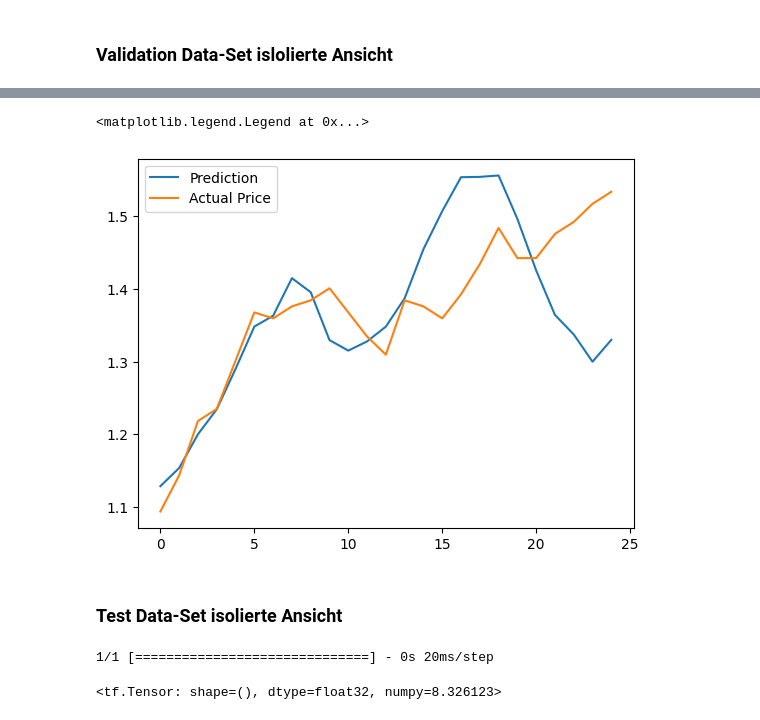
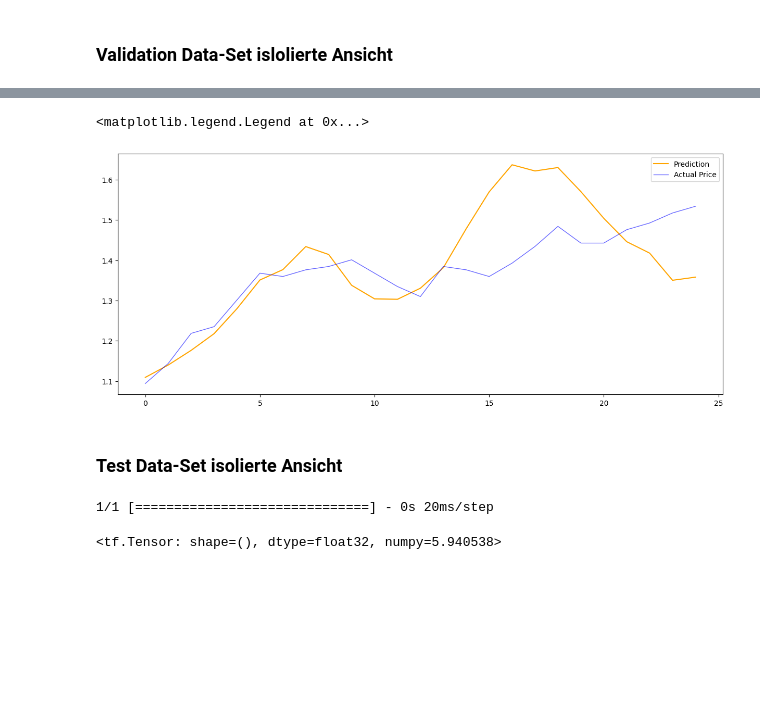
Before and after one commit to TechLabs-Ruhr/Food-price-forecast, a Jupyter notebook: ModelsAndDatasets/LSTM-Neural Nets/multivariate_LSTM scaled_grid_search.ipynb, the cells around one changed output, grey strips where cells are left out. Cells and saved outputs as stored; diff of their text form; code cells hidden in the pictures; blank space fills up the shorter version.

```diff
--- a/ModelsAndDatasets/LSTM-Neural Nets/multivariate_LSTM scaled_grid_search.ipynb
+++ b/ModelsAndDatasets/LSTM-Neural Nets/multivariate_LSTM scaled_grid_search.ipynb
@@ -187,5 +203,8 @@ model3.compile(loss="mape", optimizer=Adam(learning_rate=0.001), metrics=["mape"
+# %%
+best_model = define_model(drop=0.1, optimizer="RMSprop")
+cp7 = ModelCheckpoint("model7/", save_best_only=True)
 # %% [markdown]
 ### Model Training mit Training und Validation Dataset
 # %%
-model3.fit(X_train, y_train, epochs=600, validation_data = (X_val,y_val), batch_size=32, verbose=0, callbacks=[cp3]).history
+best_model.fit(X_train, y_train, epochs=600, validation_data = (X_val,y_val), batch_size=32, verbose=0, callbacks=[cp7]).history
 # %% [output]
@@ -210,7 +225,7 @@ model3.fit(X_train, y_train, epochs=600, validation_data = (X_val,y_val), batch_
 ### Lade beste Modelle aus Training
 # %%
 from tensorflow.keras.models import load_model
-model3 = load_model('model3/')
+model7 = load_model('model7/')
 # %% [markdown]
 ## Vorhersage & Performance
 # %%
@@ -257,7 +275,7 @@ plt.legend()
 # %% [markdown]
 ### Validation Data-Set islolierte Ansicht
 # %%
-val_predictions = model3.predict(X_val).flatten() #Preis-Vorhersagen des Trainingsets
+val_predictions = model7.predict(X_val).flatten() #Preis-Vorhersagen des Trainingsets
 
 #Dictionary mit Preis-Vorhersagen und tatsächlichen Preisen des Trainingsets
 val_results = pd.DataFrame(data={'Validation Predictions':val_predictions,'Actuals': y_val})
@@ -270,14 +288,15 @@ tf.keras.metrics.mean_absolute_percentage_error(val_results['Validation Predicti
 # %%
-plt.plot(val_results['Validation Predictions'],label='Prediction')
-plt.plot(val_results['Actuals'],label='Actual Price')
+plt.figure(figsize=(15,6))
+plt.plot(val_results['Validation Predictions'],label='Prediction', color="orange")
+plt.plot(val_results['Actuals'],label='Actual Price',alpha=0.6, linewidth = 1.0, color ="b")
 plt.legend()
 # %% [output]
 <matplotlib.legend.Legend at 0x...>
-[figure, old version]
+[figure, new version]
 # %% [markdown]
 ### Test Data-Set isolierte Ansicht
 # %%
-test_predictions = model3.predict(X_test).flatten() #Preis-Vorhersagen des Trainingsets
+test_predictions = model7.predict(X_test).flatten() #Preis-Vorhersagen des Trainingsets
 
 #Dictionary mit Preis-Vorhersagen und tatsächlichen Preisen des Trainingsets
 test_results = pd.DataFrame(data={'Test Predictions':test_predictions,'Actuals': y_test})
@@ -286,5 +305,5 @@ test_results
 tf.keras.metrics.mean_absolute_percentage_error(test_results['Test Predictions'],test_results['Actuals'])
 # %% [output]
 1/1 [==============================] - 0s 20ms/step
-<tf.Tensor: shape=(), dtype=float32, numpy=8.326123>
+<tf.Tensor: shape=(), dtype=float32, numpy=5.940538>
 # %%
```
Also changed, not shown: parts of 11 cells of this notebook.
